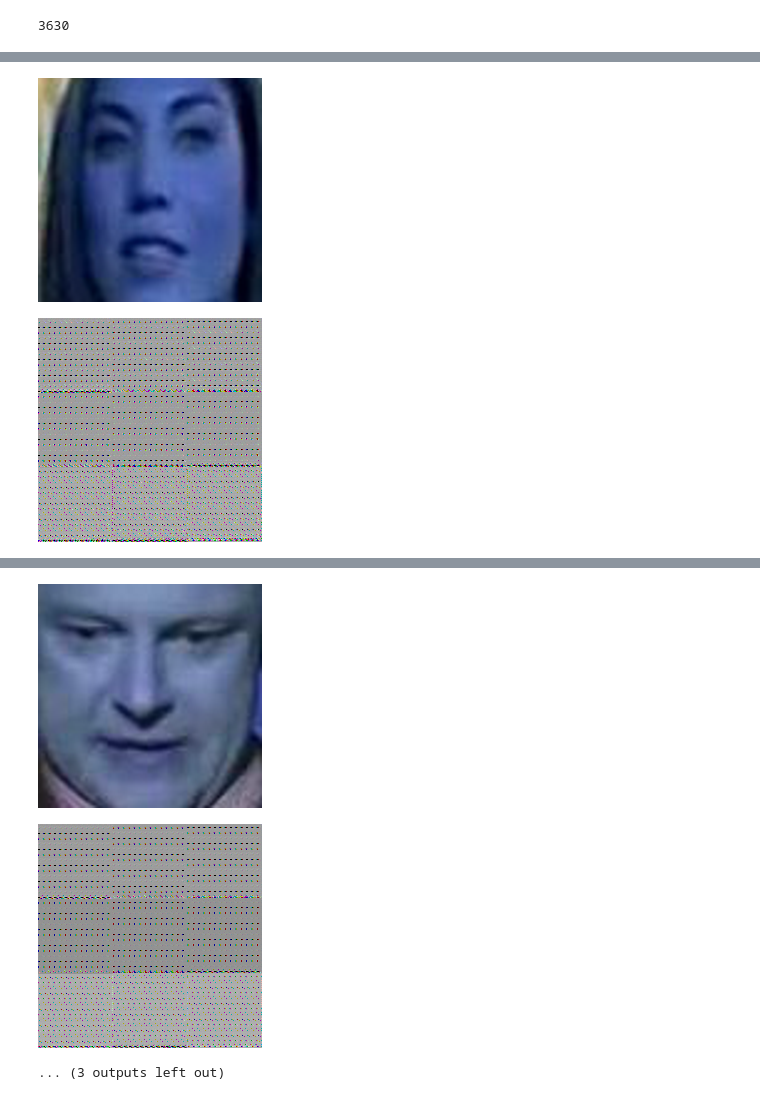
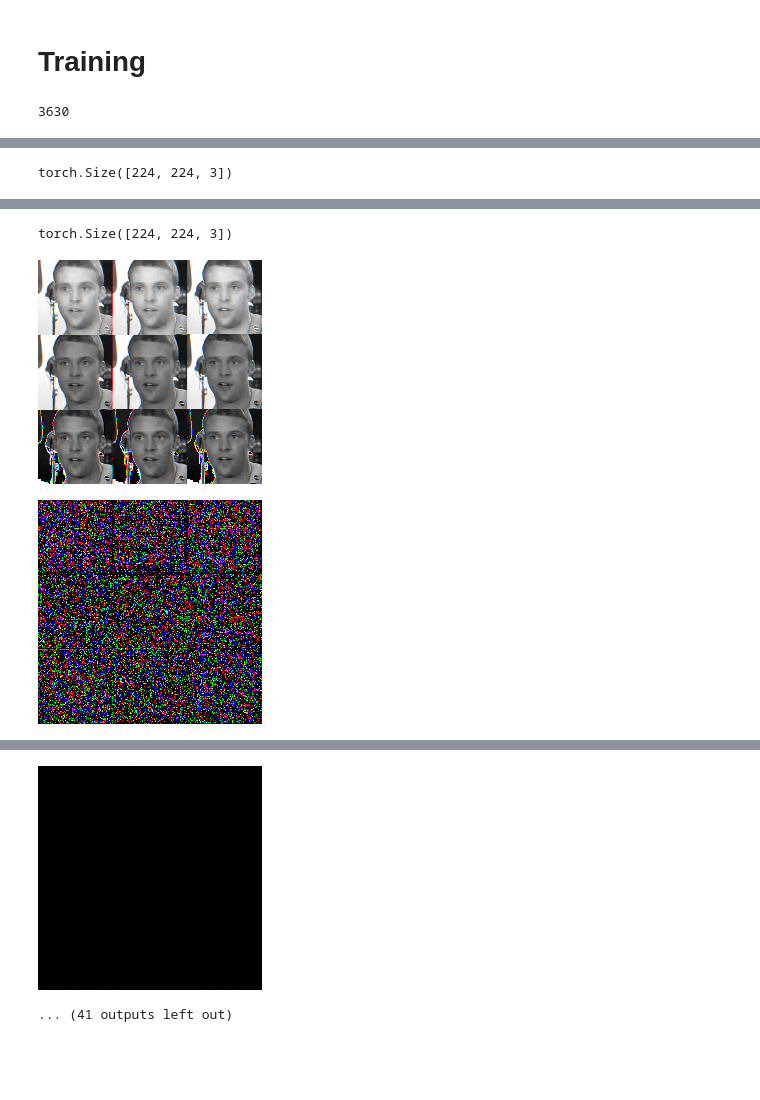
Before and after one commit to antoniomuso/speech2face, a Jupyter notebook: Decoder_damaged.ipynb, the cells around one changed output, grey strips where cells are left out. Saved outputs shown, nothing was run; the diff lists cells and outputs as text; code cells hidden in the pictures; blank space fills up the shorter version.

```diff
--- a/Decoder_damaged.ipynb
+++ b/Decoder_damaged.ipynb
@@ -529,7 +517,7 @@ class DECODER(nn.Module):
     def __init__(self, phase):
         super(DECODER, self).__init__()
         self.phase = phase
-        self.fc3 = nn.Linear(128, 1000)
+        self.fc3 = nn.Linear(4096, 1000)
         self.ReLU = nn.ReLU()
         #self.fc_bn3 = nn.BatchNorm1d(1000)
 
@@ -663,4 +651,6 @@ Estimated Total Size (MB): 259.60
 ----------------------------------------------------------------
+# %% [markdown]
+# Training
 # %%
 import os
 optimizer = torch.optim.Adam(model.parameters(), lr=0.009)
@@ -669,9 +659,9 @@ criterion_2 = nn.L1Loss()
 criterion_3 = nn.CosineEmbeddingLoss()
 alpha = 0.0002
 beta  = 1.0
-#gamma = 1.5
+gamma = 1.5
 l = 10
-BATCH = 20
+BATCH = 10
 WORKER = 0
 SAMPLE = 20
 num_epochs = 5
@@ -706,13 +696,14 @@ for epoch in range(num_epochs):
     running_loss_1 = 0.0
     running_loss_2 = 0.0
     start_time = time()
-    for  i,(feature, img, landm) in enumerate(train_loader):
+    for  i,(img, landm) in enumerate(train_loader):
 
         # Move tensors to the configured device
         img = img.to(device)
         landm = landm.to(device)
         #print("input",img.size(), landm.size())
-        feature = feature.to(device)
+
+        feature = vgg(img.reshape((-1,3, 224,224)))
         #print("vgg",feature.size())
         # Forward pass
         outL, outT = model(feature)
@@ -737,19 +728,17 @@ for epoch in range(num_epochs):
         #         for f in flag:
         #             src[f] = outL_[f]
         # else:
-
         #     outL_ = landm.cpu().detach().numpy()
-
-        # img_ = image_warping(img_.astype(np.float32), src.astype(np.float32), outL_.astype(np.float32)).to(device)
-
+        # img_ = image_warping(img_.astype(np.float32), src.astype(np.float32), outL_.astype(np.float32))
+        #
         # # print(img_.size(), type(img_))
         # # print(feature.size())
-        # feature_out = vgg16(img_)
+        # img_ = img_.reshape(((-1, 224, 224, 3))) * 255.0
+        #
+        # feature_out = face_recognition.face_encodings((img_ ).astype(np.uint8))[0]
         # # print(feature_out.size(), sim.size())
-
-        # loss_3 = criterion_3(feature_out.view(BATCH,1,4096).to(device), feature.view(BATCH,1,4096), sim.view(BATCH,1,4096).to(device))
+        # loss_3 = criterion_3(feature_out.view(BATCH,1,128).to(device), feature.view(BATCH,1,128), sim.view(BATCH,1,128).to(device))
         # running_loss_3 += loss_3.item()
-
 
 
         loss = (alpha*loss_1 + beta*loss_2 )*100
@@ -768,8 +757,23 @@ for epoch in range(num_epochs):
             start_time = time()
             running_loss_1 = 0.0
             running_loss_2 = 0.0
+            running_loss_3 = 0.0
 
-            img1 = outT.cpu().detach().numpy().reshape(-1, 224, 224, 3)*255
+            inv_normalize = transforms.Normalize(
+              mean=[-0.485/0.229, -0.456/0.224, -0.406/0.225],
+              std=[1/0.229, 1/0.224, 1/0.255]
+            )
+
+            img1 = outT.cpu().detach().numpy().reshape(-1, 224, 224, 3) * 255
+            # Va inserito la riconversione
+
+            cv2_imshow(img1[0].astype(np.uint8))
+
+
+
+
+
+
             outL = outL.cpu().detach().numpy()
             outL = np.dstack((outL[:,0::2],outL[:,1::2]))
             #print("land np img np ", outL_.shape, img_.shape)
@@ -781,9 +785,13 @@ for epoch in range(num_epochs):
                     src[r] = outL[r]
 
             result = image_warping(img1.astype(np.float32), src.astype(np.float32), outL.astype(np.float32))
-            img = (img.cpu().detach().numpy().reshape(-1,224,224,3)*255).astype(np.uint8)
-            cv2_imshow(img[0])
-            cv2_imshow(np.reshape(result[0], (224,224, 3)))
+
+            img = (img.cpu().detach().numpy().reshape(-1,224,224,3))
+            img_t = torch.tensor(img[0])
+            print(img_t.shape)
+            img = inv_normalize(img_t.reshape((3,224,224))) * 254.0
+            cv2_imshow(img.reshape(224,224,3).numpy().astype(np.uint8))
+            cv2_imshow(result[0])
 
     torch.save({'epoch': epoch,'model_state_dict': model.state_dict(),'optimizer_state_dict': optimizer.state_dict(), 'loss': loss}, "/content/drive/My Drive/Speech2Face/check_poit_decoder/epoch_{}.pth".format(epoch + 1))
 # %% [output]
@@ -792,0 +801 @@ Epoch 0
+torch.Size([224, 224, 3])
@@ -798,2 +806,3 @@ Epoch 0
+torch.Size([224, 224, 3])
-[figure, old version]
+[figure, new version]
-[figure, old version]
+[figure, new version]
@@ -801,6 +810,5 @@ Epoch 0
-[figure, old version]
+[figure, new version]
-[figure, removed]
-... (3 outputs left out)
+... (41 outputs left out)
 # %%
 model = DECODER('eval')
 state = torch.load('/content/drive/My Drive/Speech2Face/check_poit_decoder/epoch_15.pth')
```
Also changed, not shown: parts of 7 cells of this notebook.
